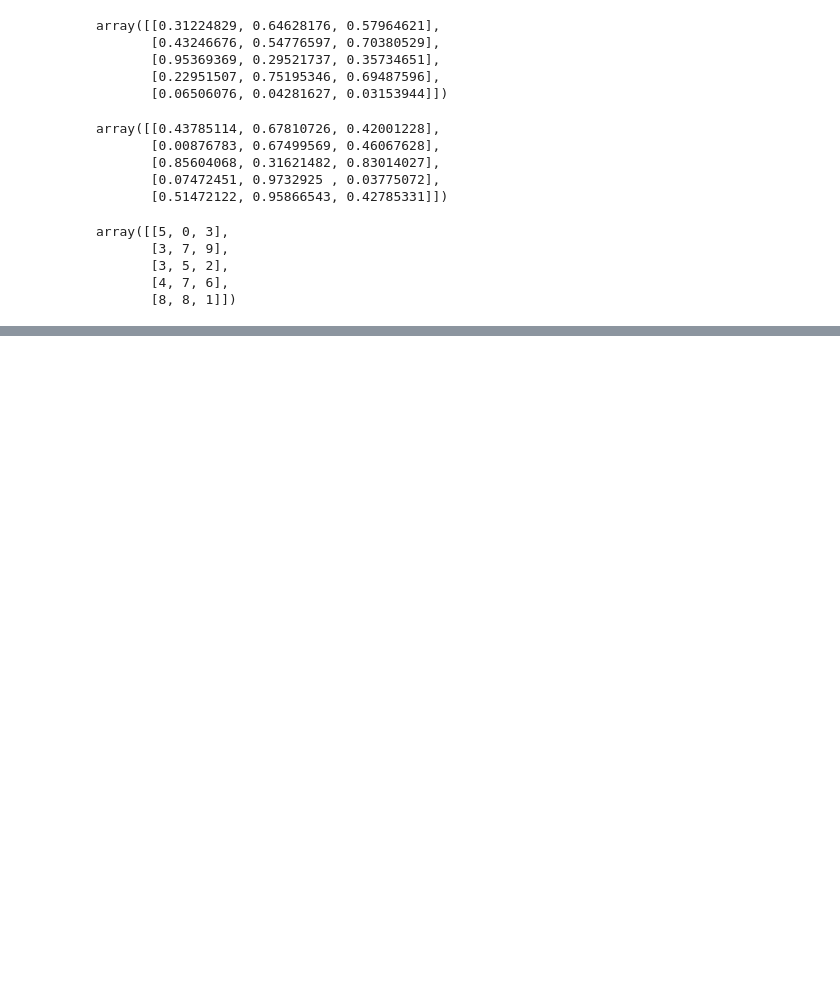
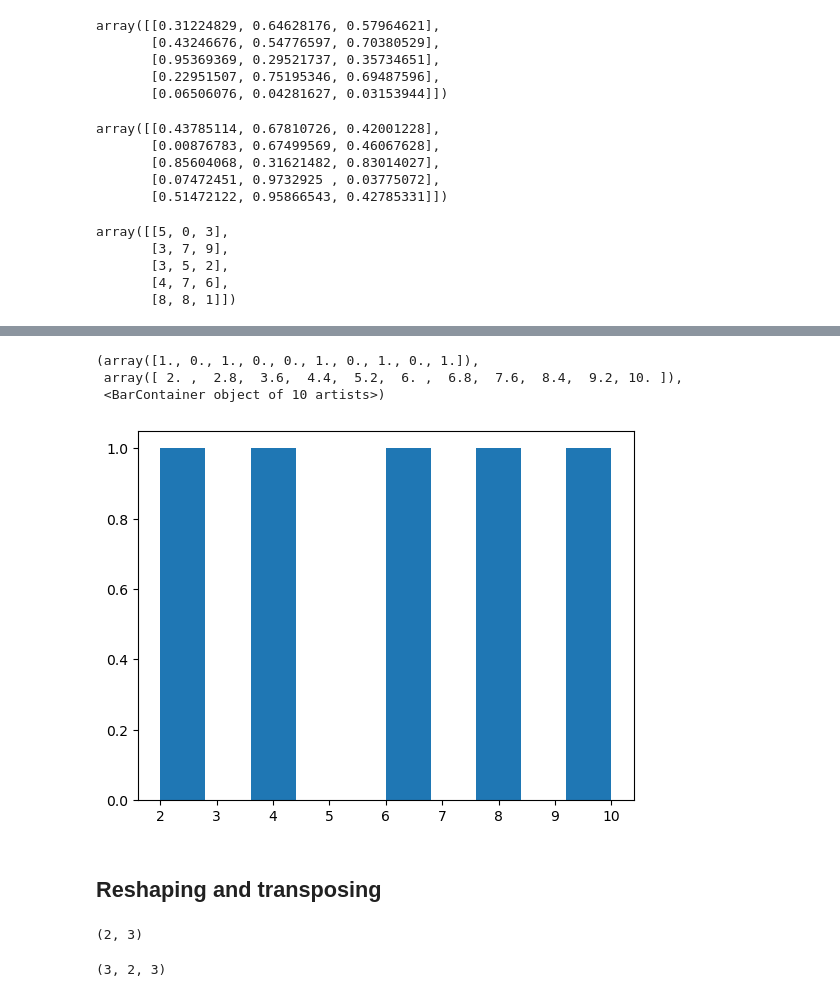
Before and after one commit to AliNisarAhmed/ml-ds-course, a Jupyter notebook: sample-project/Introduction to Numpy.ipynb, the cells around one changed output, grey strips where cells are left out. Cells and saved outputs as stored; diff of their text form; code cells hidden in the pictures; blank space fills up the shorter version.

```diff
--- a/sample-project/Introduction to Numpy.ipynb
+++ b/sample-project/Introduction to Numpy.ipynb
@@ -154,0 +427,17 @@ array([[5, 0, 3],
+# %%
+plt.hist(low_var_array)
+# %% [output]
+(array([1., 0., 1., 0., 0., 1., 0., 1., 0., 1.]),
+ array([ 2. ,  2.8,  3.6,  4.4,  5.2,  6. ,  6.8,  7.6,  8.4,  9.2, 10. ]),
+ <BarContainer object of 10 artists>)
+[figure, added]
+# %% [markdown]
+## Reshaping and transposing
+# %%
+a2.shape
+# %% [output]
+(2, 3)
+# %%
+a3.shape
+# %% [output]
+(3, 2, 3)
```
Also changed, not shown: parts of 53 cells of this notebook.
